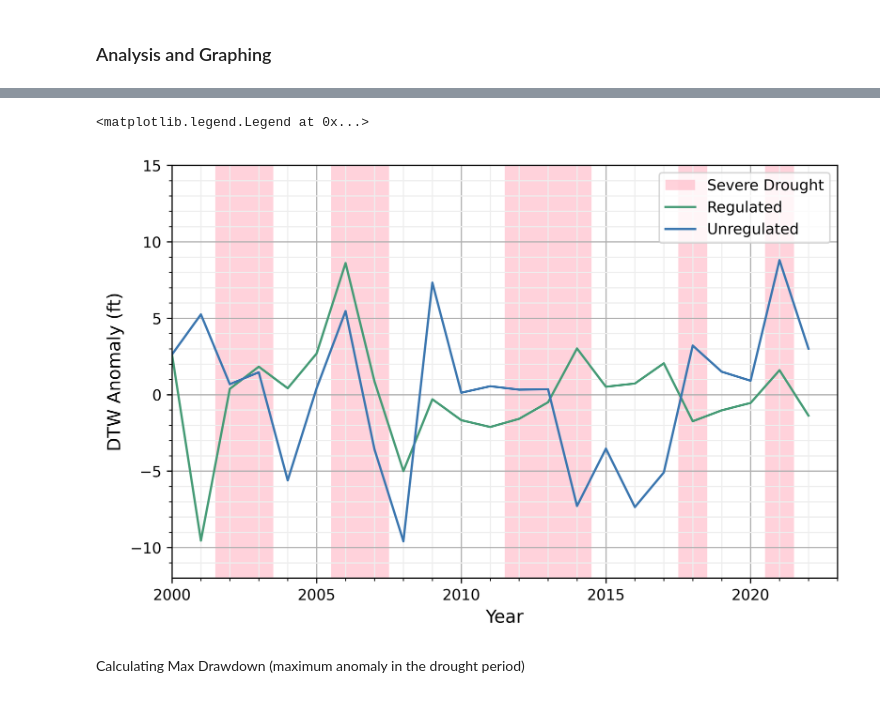
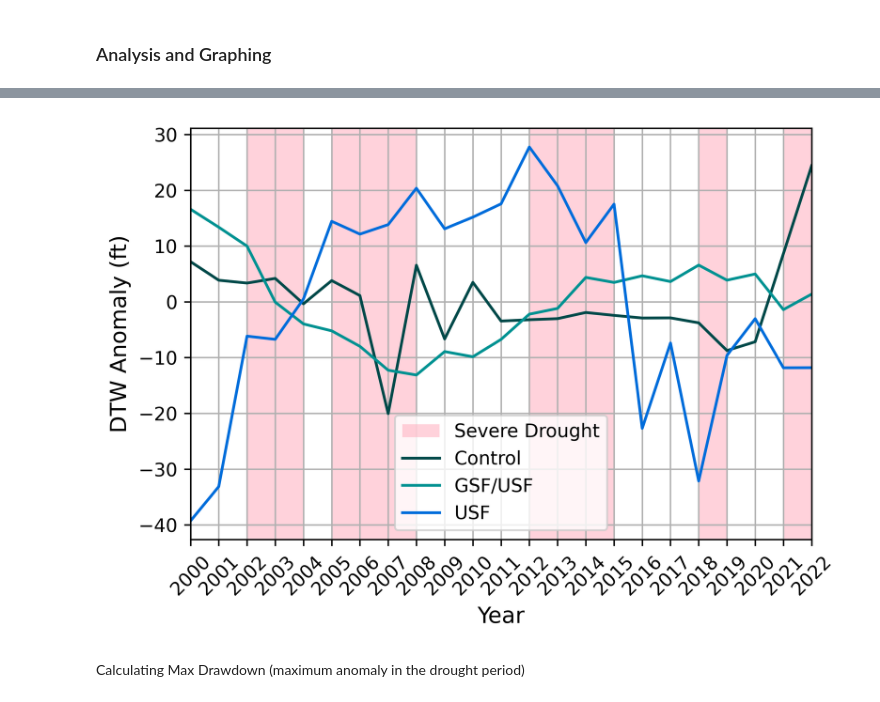
Before and after one commit to dtadych/Az-Spatiotemporal-Drought-Analysis, a Jupyter notebook: AnalysisCodes/Casestudy_Analysis.ipynb, the cells around one changed output, grey strips where cells are left out. Saved outputs shown, nothing was run; the diff lists cells and outputs as text; code cells hidden in the pictures.

```diff
--- a/AnalysisCodes/Casestudy_Analysis.ipynb
+++ b/AnalysisCodes/Casestudy_Analysis.ipynb
@@ -216,8 +231,9 @@ shapefile.plot(cmap='viridis')
 # %%
 # Define some things about your file
 
-StudyArea = "Test"
-Naming_col = "Regulation"
+StudyArea = "GSF_USF"
+Naming_col = "Name"
+water_designation = cap_secondary
 # %% [markdown]
 Merging the databases takes a little time - Approximately 3 minutes
 # %%
@@ -398,0 +455,3 @@ Spearman Correlation coefficient
+# %%
+df_interpolated = wlanalysis_period.interpolate(method='linear', axis=0)
+df_interpolated
@@ -521,9 +615,11 @@ sum        5508.59      5082.96
 # %%
 # Anomaly's
-ds = wlanalysis_period.copy()
+# ds = wlanalysis_period.copy()
+ds = df_interpolated.copy()
 columns = ds.columns
 column_list = ds.columns.tolist()
-trend_df = wlanalysis_period.copy()
+# trend_df = wlanalysis_period.copy()
+trend_df = df_interpolated.copy()
 dtw_anomalys = pd.DataFrame()
 for i in column_list:
         # Subtracting against the mean
@@ -536,8 +632,10 @@ for i in column_list:
         slope, intercept, r_value, p_value, std_err = sp.linregress(x,y)
         # print(y)
         # slope, intercept = sp.linregress(x,y)
-        trend_df[i] = (wlanalysis_period.index*slope) + intercept
-        dtw_anomalys[i] = wlanalysis_period[i] - trend_df[i]
+        # trend_df[i] = (wlanalysis_period.index*slope) + intercept
+        # dtw_anomalys[i] = wlanalysis_period[i] - trend_df[i]
+        trend_df[i] = (df_interpolated.index*slope) + intercept
+        dtw_anomalys[i] = df_interpolated[i] - trend_df[i]
 
 
 dtw_anomalys.head()
@@ -616,64 +714,71 @@ Spearman Correlation coefficient
 # For Depth to Water by regulation
 ds = dtw_anomalys
 min_yr = 2000
-mx_yr = 2023
-betterlabels = ['Regulated','Unregulated']
+mx_yr = 2022
 
-fig, ax = plt.subplots(1, 1, figsize = (8,5))
+columns = ds.columns
+column_list = ds.columns.tolist()
+
+fig, ax = plt.subplots(1, 1, figsize = (6,4))
 
 min_y = -12
 max_y = 15
 fsize = 12
+num_years = mx_yr - min_yr + 1
+ax.set_xticks(np.linspace(min_yr, mx_yr, num_years))
+ax.set_xticklabels(map(int, ax.get_xticks()))
 
 # Drought Year Shading
-a = 1988.5
-b = 1990.5
-c = 1995.5
-d = 1996.5
-e = 2020.5
-f = 2021.5
-g = 2001.5
-h = 2003.5
-i = 2005.5
-j = 2007.5
-k = 2011.5
-l = 2014.5
-m = 2017.5
-n = 2018.5
+a = 1988
+b = 1990
+c = 1995
+d = 1996
+e = 2021
+f = 2022
+g = 2002
+h = 2004
+i = 2005
+j = 2008
+k = 2012
+l = 2015
+m = 2018
+n = 2019
 plt.axvspan(a, b, color=drought_color, alpha=0.5, lw=0, label="Severe Drought")
 plt.axvspan(c, d, color=drought_color, alpha=0.5, lw=0)
 plt.axvspan(e, f, color=drought_color, alpha=0.5, lw=0)
 plt.axvspan(g, h, color=drought_color, alpha=0.5, lw=0)
 plt.axvspan(i, j, color=drought_color, alpha=0.5, lw=0)
 plt.axvspan(k, l, color=drought_color, alpha=0.5, lw=0)
 plt.axvspan(m, n, color=drought_color, alpha=0.5, lw=0)
 
-ax.plot(ds['R'], label='Regulated', color=swdom, lw=1.5)
-ax.plot(ds['U'], label='Unregulated', color=GWdom, lw=1.5)
+# ax.plot(ds[column_list[0]], color=water_designation, lw=1.5)
+ax.plot(ds[column_list[0]], color=blind[1],label=betterlabels[0])
+ax.plot(ds[column_list[1]], color=blind[2],label=betterlabels[1])
+ax.plot(ds[column_list[2]], color=blind[6],label=betterlabels[2])
 
 ax.set_xlim(min_yr,mx_yr)
-ax.set_ylim(min_y,max_y)
+# ax.set_ylim(min_y,max_y)
 # ax.grid(True)
 ax.grid(visible=True,which='major')
 ax.grid(which='minor',color='#EEEEEE', lw=0.8)
 ax.set_xlabel('Year', fontsize=fsize)
 ax.set_ylabel('DTW Anomaly (ft)',fontsize=fsize)
-ax.minorticks_on()
+# ax.minorticks_on()
+ax.tick_params(axis='x', rotation=45)
 fig.set_dpi(600.0)
 # ax.set_title('a)',loc='left',pad=15)
-ax.legend(loc='upper right')
+ax.legend(loc='lower center')
 
 #Putting Grace on a secondary axis
 # ax2 = ax.twinx()
 # ax2.plot(grace_yearly['0'], label='State Average LWE', color='k',zorder=1)
 # ax2.set_ylim([15, -15])
 # ax2.set_ylabel(u'Δ LWE (cm)',fontsize=fsize)
 # ax2.legend(loc='lower right')
 
-# plt.savefig(figurepath+'Timeseries of DTW Anomalies for '+StudyArea, bbox_inches = 'tight')
+plt.savefig(figurepath+'Timeseries of DTW Anomalies for '+StudyArea, bbox_inches = 'tight')
 # %% [output]
-<matplotlib.legend.Legend at 0x...>
-[figure, old version]
+[figure, new version]
 # %% [markdown]
 Calculating Max Drawdown (maximum anomaly in the drought period)
 # %%
```
Also changed, not shown: parts of 23 cells of this notebook.
